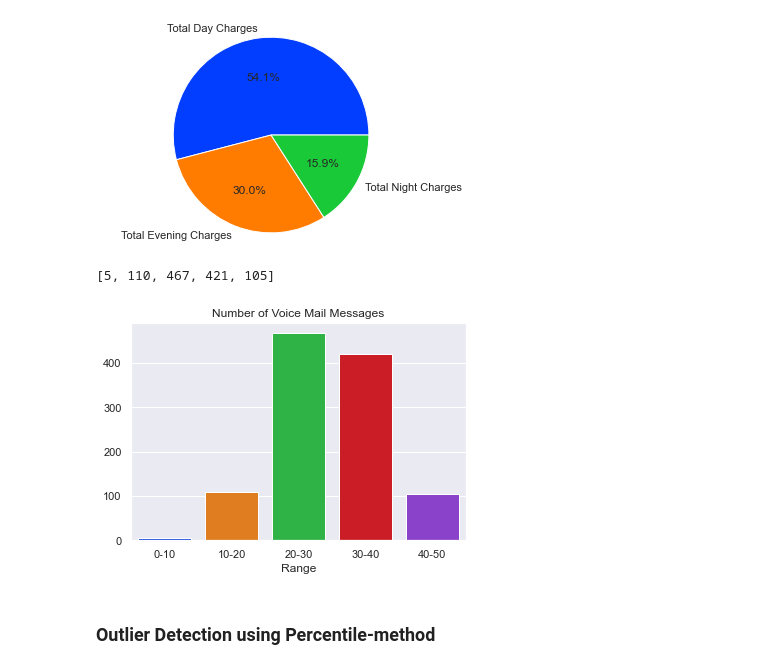
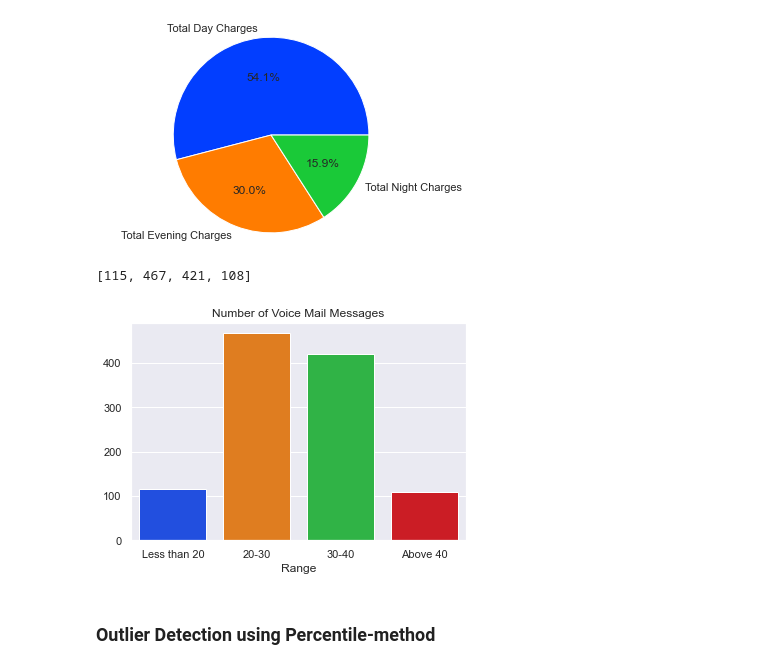
Before and after one commit to SudhanshuBlaze/Churn_Prediction, a Jupyter notebook: Churn.ipynb, the cells around one changed output. Saved outputs shown, nothing was run; the diff lists cells and outputs as text; code cells hidden in the pictures.

```diff
--- a/Churn.ipynb
+++ b/Churn.ipynb
@@ -188,17 +188,18 @@ plt.show()
 [figure]
 # %%
 #Range of Number of Voice Mail Messages
-Number_of_vmail_messages=[len(df[(df['number_vmail_messages']>0) & (df['number_vmail_messages']<10)]),len(df[(df['number_vmail_messages']>=10) & (df['number_vmail_messages']<20)]),len(df[(df['number_vmail_messages']>=20) & (df['number_vmail_messages']<30)]),len(df[(df['number_vmail_messages']>=30) & (df['number_vmail_messages']<40)]),len(df[(df['number_vmail_messages']>=40) & (df['number_vmail_messages']<50)])]
+Number_of_vmail_messages=[len(df[(df['number_vmail_messages']>0) & (df['number_vmail_messages']<20)]),len(df[(df['number_vmail_messages']>=20) & (df['number_vmail_messages']<30)]),len(df[(df['number_vmail_messages']>=30) & (df['number_vmail_messages']<40)]),len(df[(df['number_vmail_messages']>=40)])]
 Number_of_vmail_messages
 # %% [output]
-[5, 110, 467, 421, 105]
+[115, 467, 421, 108]
 # %%
-range_vmail_messages = ['0-10','10-20','20-30','30-40','40-50']
-plot=sns.barplot(x=range_vmail_messages,y=Number_of_vmail_messages)
-plot.set(title="Number of Voice Mail Messages",xlabel="Range")
+#Plot between Range and Number of Vmail Messages
+range_vmail_messages = ['Less than 20','20-30','30-40','Above 40']
+plot_vmail_messages=sns.barplot(x=range_vmail_messages,y=Number_of_vmail_messages)
+plot_vmail_messages.set(title="Number of Voice Mail Messages",xlabel="Range")
 plt.show()
 # %% [output]
-[figure, old version]
+[figure, new version]
 # %% [markdown]
 ### Outlier Detection using Percentile-method
 # %%
```
